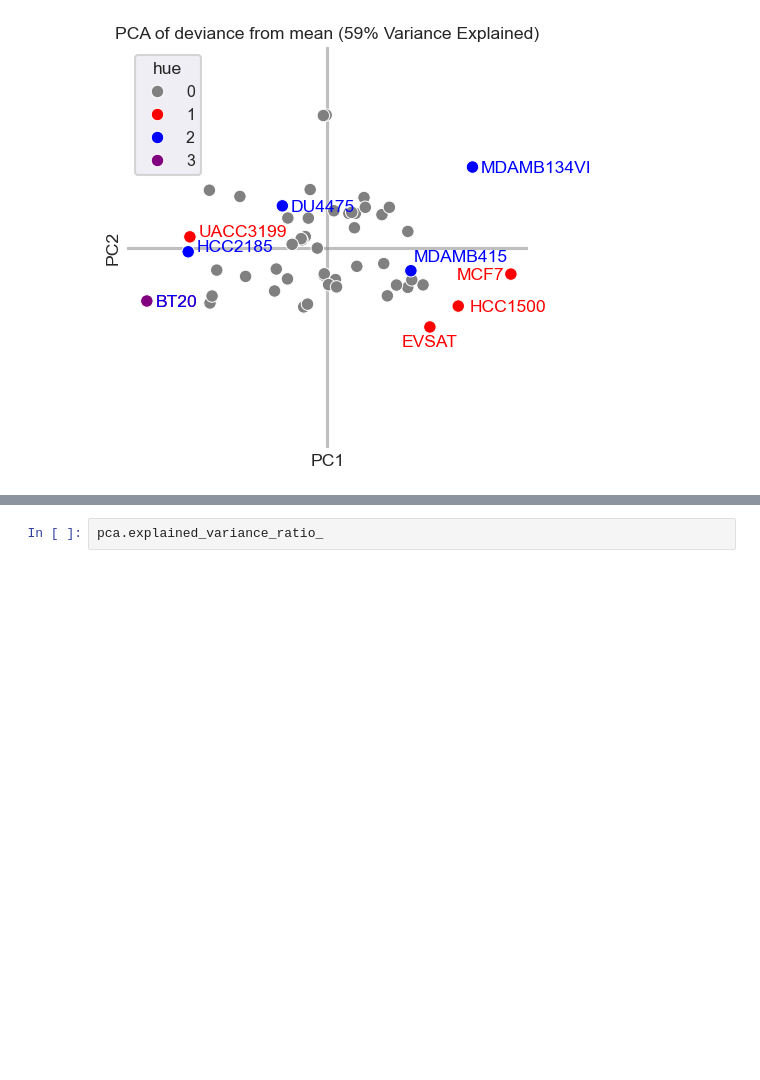
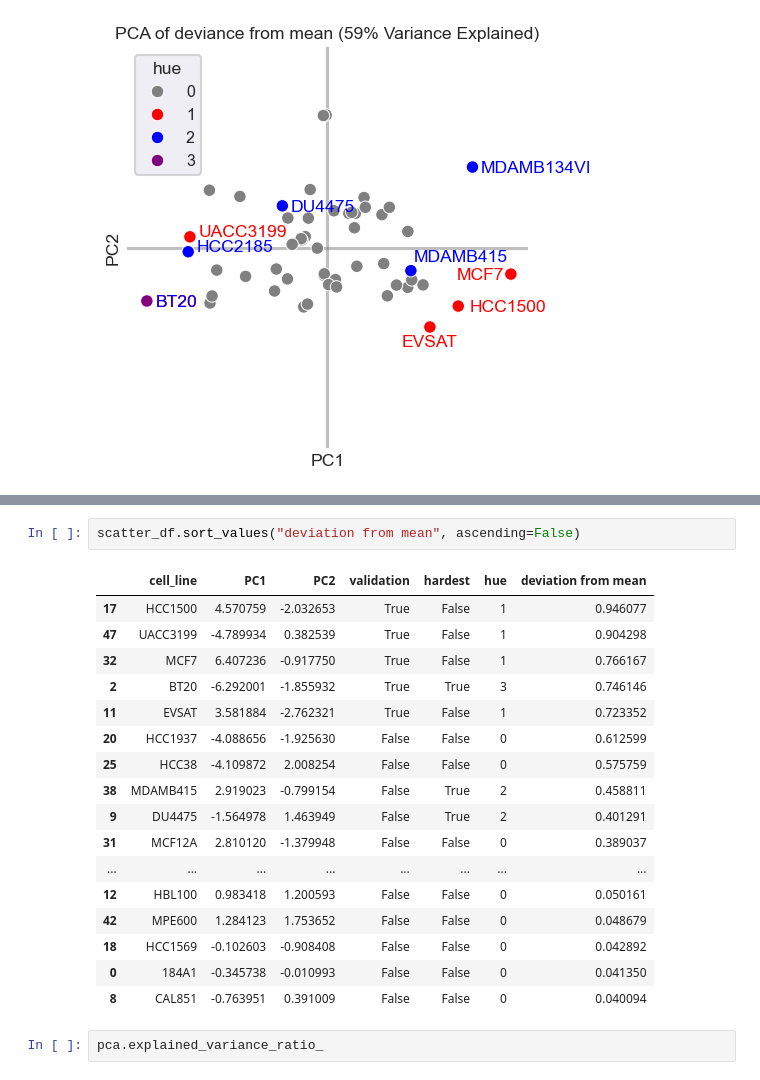
Before and after one commit to frohlich-lab/DeepMechanisticModels, a Jupyter notebook: Old - Jupyter Notebooks/Cytof Data Analysis.ipynb, the cells around one changed output, grey strips where cells are left out. Cells and saved outputs as stored; diff of their text form; blank space fills up the shorter version.

```diff
--- a/Old - Jupyter Notebooks/Cytof Data Analysis.ipynb
+++ b/Old - Jupyter Notebooks/Cytof Data Analysis.ipynb
@@ -289,3 +338,23 @@ plt.savefig("cytof_pca.png", transparent=True, dpi=300)
+# %%
+scatter_df.sort_values("deviation from mean", ascending=False)
+# %% [output]
+|  | cell_line | PC1 | PC2 | validation | hardest | hue | deviation from mean |
+| 17 | HCC1500 | 4.570759 | -2.032653 | True | False | 1 | 0.946077 |
+| 47 | UACC3199 | -4.789934 | 0.382539 | True | False | 1 | 0.904298 |
+| 32 | MCF7 | 6.407236 | -0.917750 | True | False | 1 | 0.766167 |
+| 2 | BT20 | -6.292001 | -1.855932 | True | True | 3 | 0.746146 |
+| 11 | EVSAT | 3.581884 | -2.762321 | True | False | 1 | 0.723352 |
+| 20 | HCC1937 | -4.088656 | -1.925630 | False | False | 0 | 0.612599 |
+| 25 | HCC38 | -4.109872 | 2.008254 | False | False | 0 | 0.575759 |
+| 38 | MDAMB415 | 2.919023 | -0.799154 | False | True | 2 | 0.458811 |
+| 9 | DU4475 | -1.564978 | 1.463949 | False | True | 2 | 0.401291 |
+| 31 | MCF12A | 2.810120 | -1.379948 | False | False | 0 | 0.389037 |
+| ... | ... | ... | ... | ... | ... | ... | ... |
+| 12 | HBL100 | 0.983418 | 1.200593 | False | False | 0 | 0.050161 |
+| 42 | MPE600 | 1.284123 | 1.753652 | False | False | 0 | 0.048679 |
+| 18 | HCC1569 | -0.102603 | -0.908408 | False | False | 0 | 0.042892 |
+| 0 | 184A1 | -0.345738 | -0.010993 | False | False | 0 | 0.041350 |
+| 8 | CAL851 | -0.763951 | 0.391009 | False | False | 0 | 0.040094 |
 # %%
 pca.explained_variance_ratio_
 # %% [output]
```
Also changed, not shown: parts of 7 cells of this notebook.
